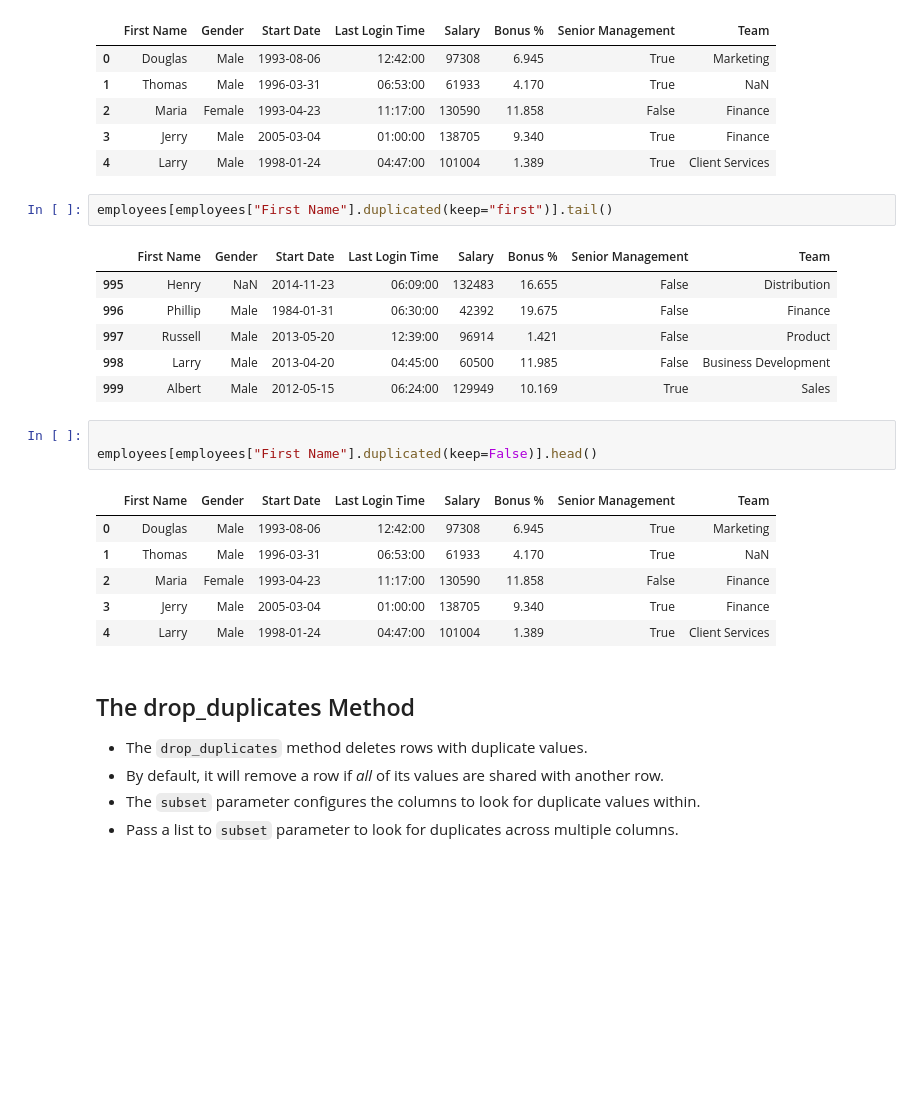
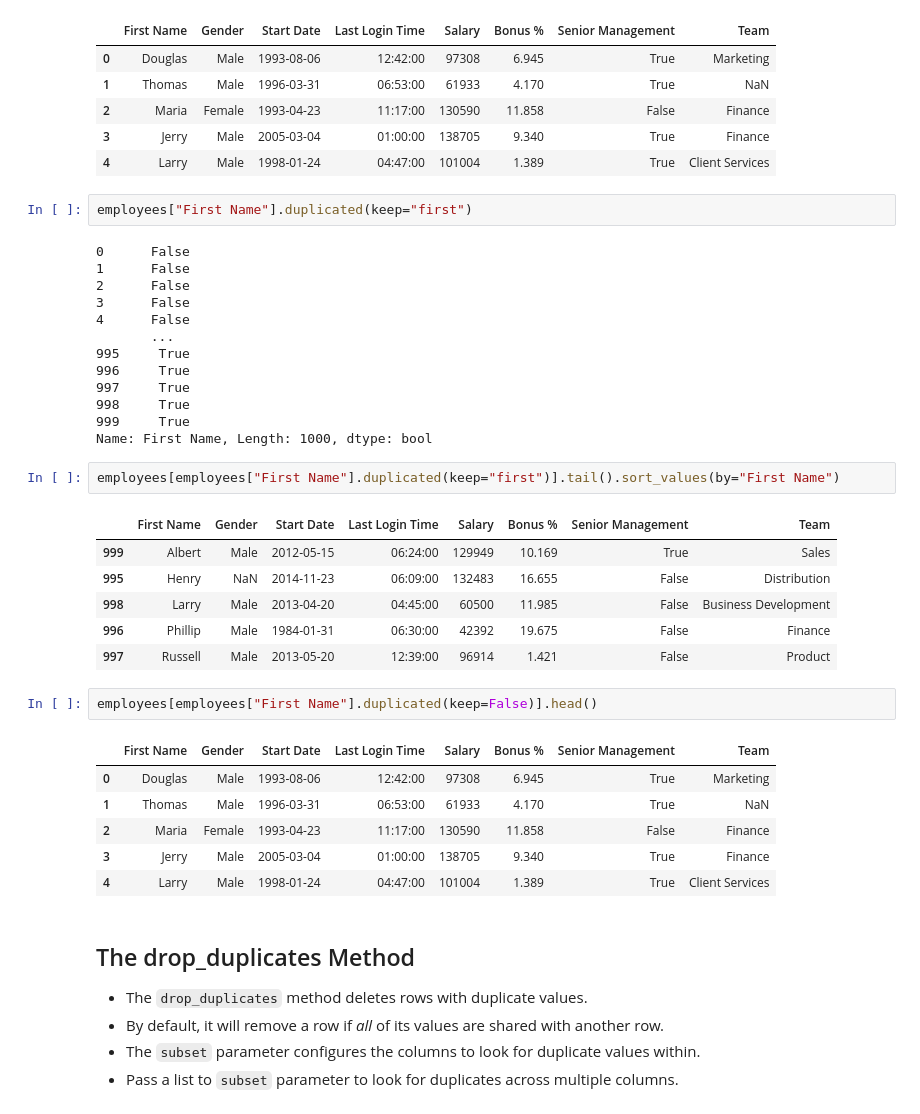
Before and after one commit to ravi0531rp/h-data-analytics, a Jupyter notebook: a-data-analyst-pandas/codes/05 - DataFrames II - Filtering Data.ipynb, the cells around one changed output. Drawn from its saved outputs; the diff is of its cells as text; blank space fills up the shorter version.

```diff
--- a/a-data-analyst-pandas/codes/05 - DataFrames II - Filtering Data.ipynb
+++ b/a-data-analyst-pandas/codes/05 - DataFrames II - Filtering Data.ipynb
@@ -400,16 +402,30 @@ employees.head()
 | 3 | Jerry | Male | 2005-03-04 | 01:00:00 | 138705 | 9.340 | True | Finance |
 | 4 | Larry | Male | 1998-01-24 | 04:47:00 | 101004 | 1.389 | True | Client Services |
 # %%
-employees[employees["First Name"].duplicated(keep="first")].tail()
+employees["First Name"].duplicated(keep="first")
 # %% [output]
-|  | First Name | Gender | Start Date | Last Login Time | Salary | Bonus % | Senior Management | Team |
-| 995 | Henry | NaN | 2014-11-23 | 06:09:00 | 132483 | 16.655 | False | Distribution |
-| 996 | Phillip | Male | 1984-01-31 | 06:30:00 | 42392 | 19.675 | False | Finance |
-| 997 | Russell | Male | 2013-05-20 | 12:39:00 | 96914 | 1.421 | False | Product |
-| 998 | Larry | Male | 2013-04-20 | 04:45:00 | 60500 | 11.985 | False | Business Development |
-| 999 | Albert | Male | 2012-05-15 | 06:24:00 | 129949 | 10.169 | True | Sales |
+0      False
+1      False
+2      False
+3      False
+4      False
+       ...
+995     True
+996     True
+997     True
+998     True
+999     True
+Name: First Name, Length: 1000, dtype: bool
+# %%
+employees[employees["First Name"].duplicated(keep="first")].tail().sort_values(by="First Name")
+# %% [output]
+|  | First Name | Gender | Start Date | Last Login Time | Salary | Bonus % | Senior Management | Team |
+| 999 | Albert | Male | 2012-05-15 | 06:24:00 | 129949 | 10.169 | True | Sales |
+| 995 | Henry | NaN | 2014-11-23 | 06:09:00 | 132483 | 16.655 | False | Distribution |
+| 998 | Larry | Male | 2013-04-20 | 04:45:00 | 60500 | 11.985 | False | Business Development |
+| 996 | Phillip | Male | 1984-01-31 | 06:30:00 | 42392 | 19.675 | False | Finance |
+| 997 | Russell | Male | 2013-05-20 | 12:39:00 | 96914 | 1.421 | False | Product |
 # %%
-
 employees[employees["First Name"].duplicated(keep=False)].head()
 # %% [output]
 |  | First Name | Gender | Start Date | Last Login Time | Salary | Bonus % | Senior Management | Team |
```
Also changed, not shown: parts of 1 cell of this notebook, 1 other file.
